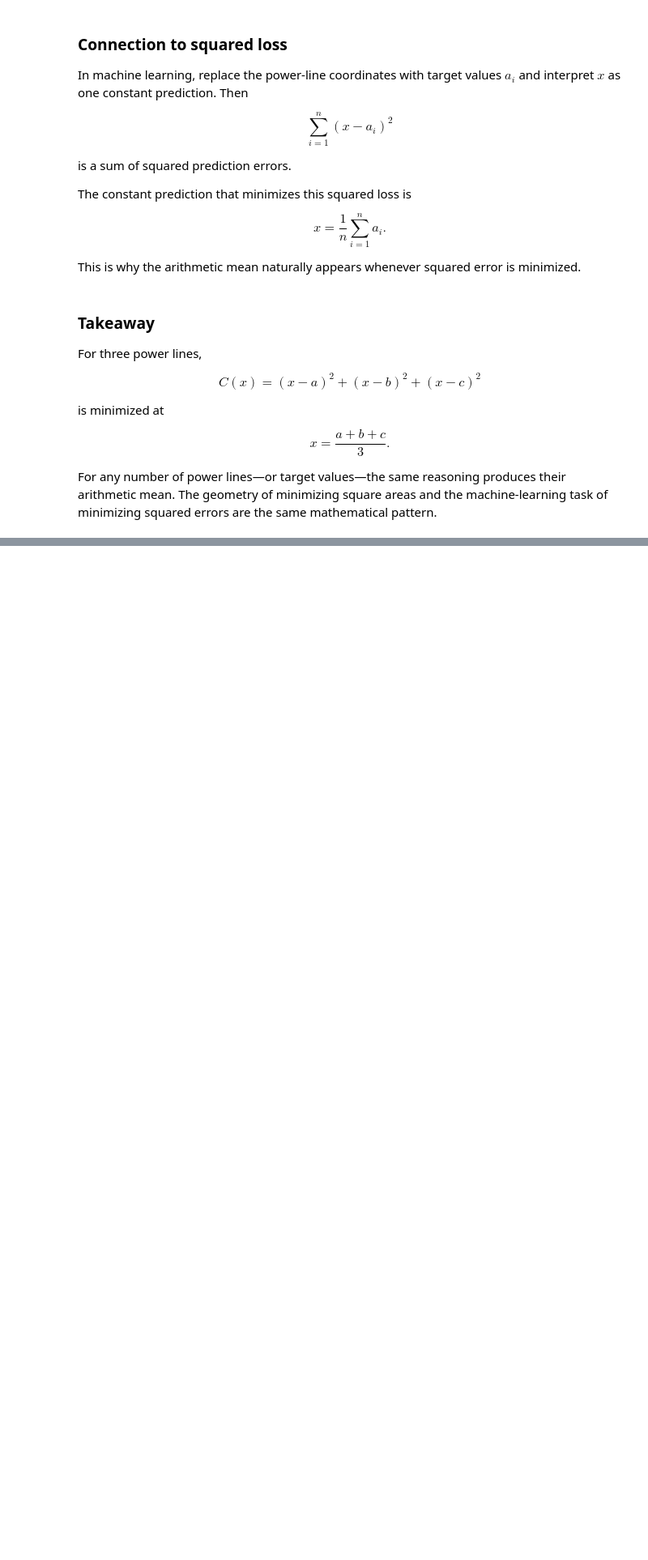
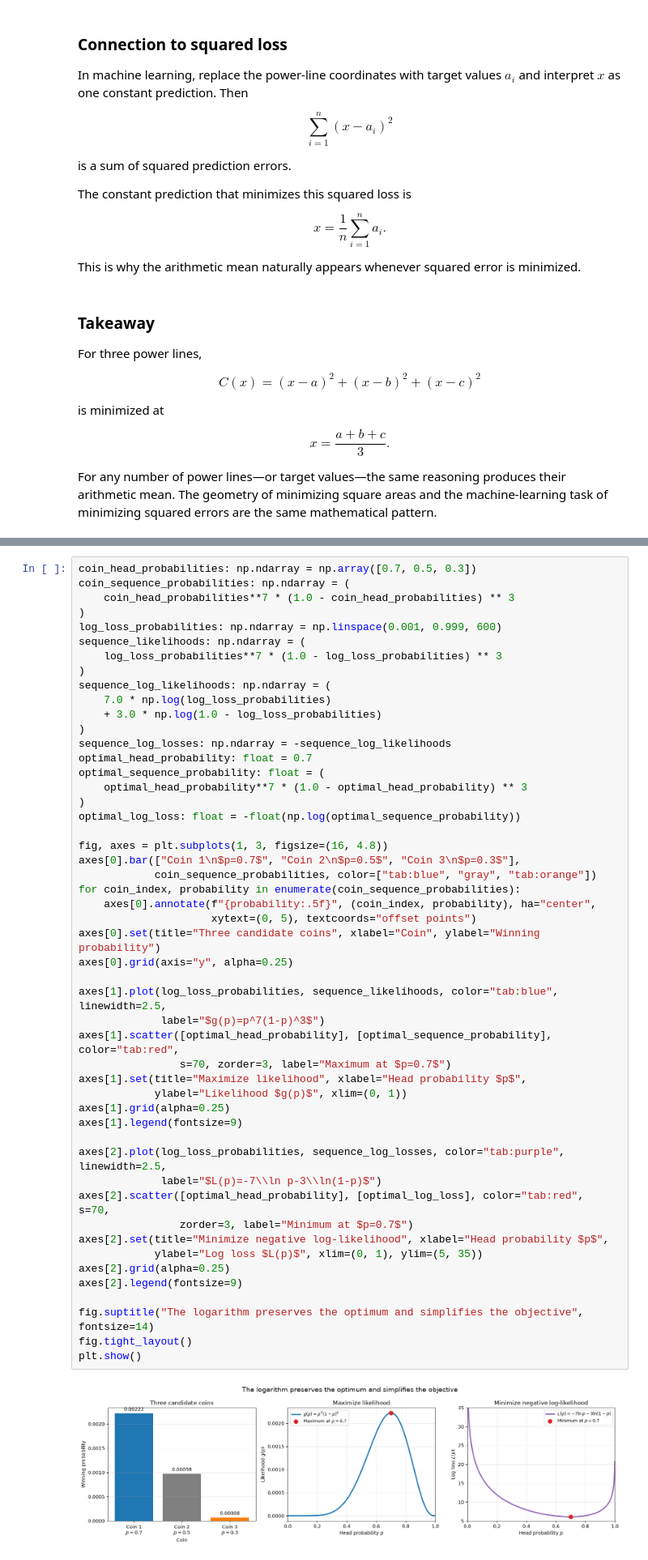
Before and after one commit to majorgilles/mathematics-for-machine-learning-and-data-science, a Jupyter notebook: weeks/c2_w1/03-optimization.ipynb, the cells around one changed output, grey strips where cells are left out. Shown at 81% size. Drawn from its saved outputs; the diff is of its cells as text; blank space fills up the shorter version.

```diff
--- a/weeks/c2_w1/03-optimization.ipynb
+++ b/weeks/c2_w1/03-optimization.ipynb
@@ -721,0 +941,52 @@ For any number of power lines—or target values—the same reasoning produces t
+# %%
+coin_head_probabilities: np.ndarray = np.array([0.7, 0.5, 0.3])
+coin_sequence_probabilities: np.ndarray = (
+    coin_head_probabilities**7 * (1.0 - coin_head_probabilities) ** 3
+)
+log_loss_probabilities: np.ndarray = np.linspace(0.001, 0.999, 600)
+sequence_likelihoods: np.ndarray = (
+    log_loss_probabilities**7 * (1.0 - log_loss_probabilities) ** 3
+)
+sequence_log_likelihoods: np.ndarray = (
+    7.0 * np.log(log_loss_probabilities)
+    + 3.0 * np.log(1.0 - log_loss_probabilities)
+)
+sequence_log_losses: np.ndarray = -sequence_log_likelihoods
+optimal_head_probability: float = 0.7
+optimal_sequence_probability: float = (
+    optimal_head_probability**7 * (1.0 - optimal_head_probability) ** 3
+)
+optimal_log_loss: float = -float(np.log(optimal_sequence_probability))
+
+fig, axes = plt.subplots(1, 3, figsize=(16, 4.8))
+axes[0].bar(["Coin 1\n$p=0.7$", "Coin 2\n$p=0.5$", "Coin 3\n$p=0.3$"],
+            coin_sequence_probabilities, color=["tab:blue", "gray", "tab:orange"])
+for coin_index, probability in enumerate(coin_sequence_probabilities):
+    axes[0].annotate(f"{probability:.5f}", (coin_index, probability), ha="center",
+                     xytext=(0, 5), textcoords="offset points")
+axes[0].set(title="Three candidate coins", xlabel="Coin", ylabel="Winning probability")
+axes[0].grid(axis="y", alpha=0.25)
+
+axes[1].plot(log_loss_probabilities, sequence_likelihoods, color="tab:blue", linewidth=2.5,
+             label="$g(p)=p^7(1-p)^3$")
+axes[1].scatter([optimal_head_probability], [optimal_sequence_probability], color="tab:red",
+                s=70, zorder=3, label="Maximum at $p=0.7$")
+axes[1].set(title="Maximize likelihood", xlabel="Head probability $p$",
+            ylabel="Likelihood $g(p)$", xlim=(0, 1))
+axes[1].grid(alpha=0.25)
+axes[1].legend(fontsize=9)
+
+axes[2].plot(log_loss_probabilities, sequence_log_losses, color="tab:purple", linewidth=2.5,
+             label="$L(p)=-7\\ln p-3\\ln(1-p)$")
+axes[2].scatter([optimal_head_probability], [optimal_log_loss], color="tab:red", s=70,
+                zorder=3, label="Minimum at $p=0.7$")
+axes[2].set(title="Minimize negative log-likelihood", xlabel="Head probability $p$",
+            ylabel="Log loss $L(p)$", xlim=(0, 1), ylim=(5, 35))
+axes[2].grid(alpha=0.25)
+axes[2].legend(fontsize=9)
+
+fig.suptitle("The logarithm preserves the optimum and simplifies the objective", fontsize=14)
+fig.tight_layout()
+plt.show()
+# %% [output]
+[figure, added]
```
Also changed, not shown: parts of 10 cells of this notebook.
